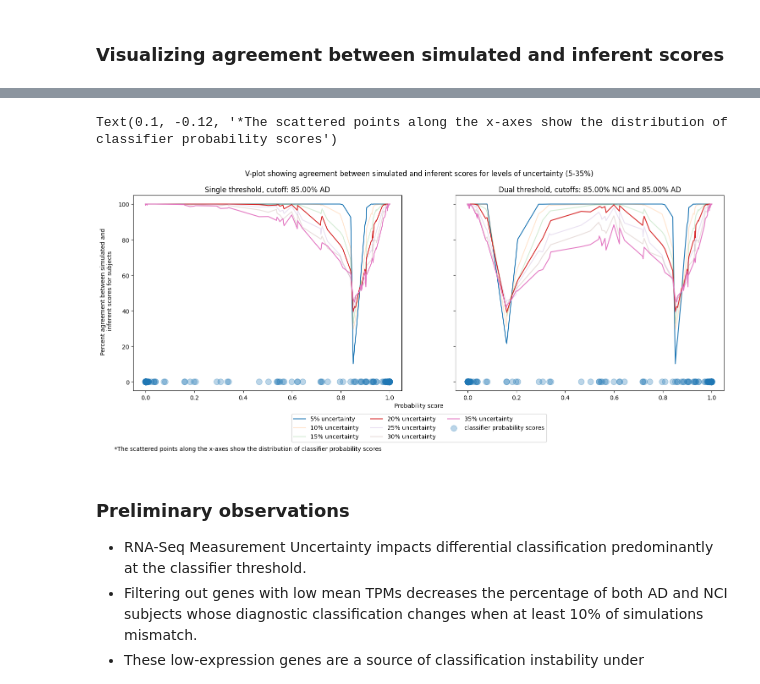
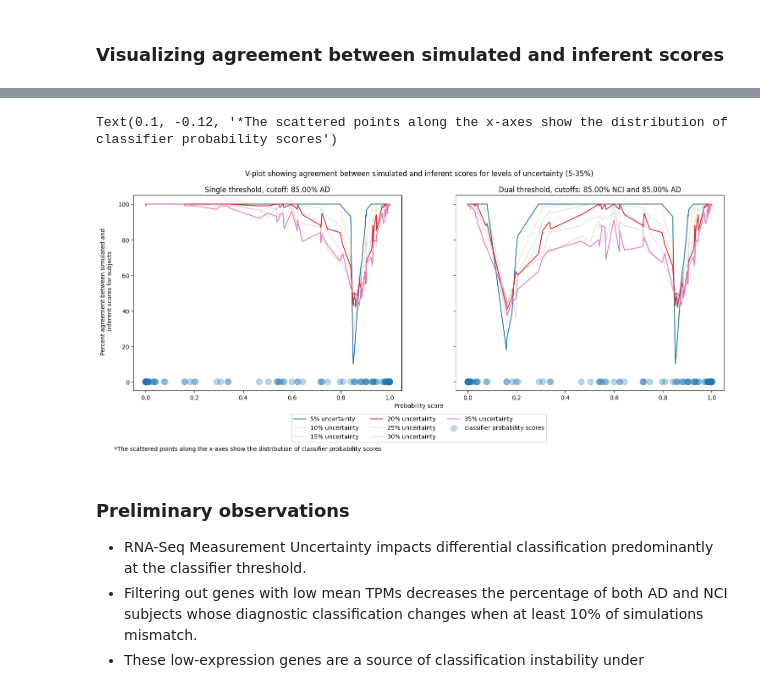
Before and after one commit to Translational-HDPM/T-HDPM_uncertainty_analysis, a Jupyter notebook: notebooks/uncertainty_analysis_adjusted_sd.ipynb, the cells around one changed output, grey strips where cells are left out. Cells and saved outputs as stored; diff of their text form; code cells hidden in the pictures.

```diff
--- a/notebooks/uncertainty_analysis_adjusted_sd.ipynb
+++ b/notebooks/uncertainty_analysis_adjusted_sd.ipynb
@@ -119,7 +115,7 @@ mean_TPM = 10   # When we filter genes for analysis with a reduced feature set,
 single_thres = 0.85    # Classifier threshold above which we consider a subject to be in AD category
 dual_thres_low, dual_thres_high = 0.15, 0.85    # Cut-points for categories (in order) NCI, intermediate, AD
 # %%
-n_samples = 1000   # Number of Monte Carlo samples to simulate for each subject
+n_samples = 100   # Number of Monte Carlo samples to simulate for each subject
 uncertainties = list(range(5, 40, 5))   # Maximum percentage of noise/uncertainty to simulate. (aka coefficient of variation)
 # %%
 np.random.seed(seed)
@@ -495,8 +419,18 @@ The V-plot has this shape because the accuracy of tests is universally high at t
 
 ![image.png](attachment:59edc868-2ae1-4a77-863e-4a722b7bd281.png)
 # %%
-single_thres_subj_wise_agreement = calculate_subject_wise_agreement(gt_series_dict=res.single_thres_gt_series, pred_series_dict=res.single_thres_pred_series, uncertainties=uncertainties, n_samples=n_samples)
-dual_thres_subj_wise_agreement = calculate_subject_wise_agreement(gt_series_dict=res.dual_thres_gt_series, pred_series_dict=res.dual_thres_pred_series, uncertainties=uncertainties, n_samples=n_samples)
+single_thres_subj_wise_agreement = calculate_subject_wise_agreement(
+    gt_series_dict=res.single_thres_gt_series,
+    pred_series_dict=res.single_thres_pred_series,
+    uncertainties=uncertainties,
+    n_samples=n_samples,
+)
+dual_thres_subj_wise_agreement = calculate_subject_wise_agreement(
+    gt_series_dict=res.dual_thres_gt_series,
+    pred_series_dict=res.dual_thres_pred_series,
+    uncertainties=uncertainties,
+    n_samples=n_samples,
+)
 # %%
 categories = ["NCI", "Intermediate", "AD"]
 gt_arr_dict, pred_arr_dict = res.dual_thres_gt_series, res.dual_thres_pred_series
@@ -511,38 +445,73 @@ dual_thres_subj_wise_disagreement = calculate_subject_wise_disagreement(
 # %%
 fig, axs = plt.subplots(nrows=1, ncols=2, sharex=True, sharey=True, figsize=(18, 6))
 plt.subplot(121)
-plot_v_plot(single_thres_subj_wise_agreement,
-            gt_probs,
-            uncertainties,
-            f"Single threshold, cutoff: {single_thres*100:.2f}% AD",
-            False, False)
-plt.scatter(gt_probs, np.ones_like(gt_probs)*0.01, marker="o", label="classifier probability scores", alpha=0.3, s=100)
+plot_v_plot(
+    single_thres_subj_wise_agreement,
+    gt_probs,
+    uncertainties,
+    f"Single threshold, cutoff: {single_thres*100:.2f}% AD",
+    False,
+    False,
+)
+plt.scatter(
+    gt_probs,
+    np.ones_like(gt_probs) * 0.01,
+    marker="o",
+    label="classifier probability scores",
+    alpha=0.3,
+    s=100,
+)
 
 plt.subplot(122)
-plot_v_plot(dual_thres_subj_wise_agreement,
-            gt_probs,
-            uncertainties,
-            f"Dual threshold, cutoffs: {(1-dual_thres_low)*100:.2f}% NCI and {dual_thres_high*100:.2f}% AD",
-            False, False)
+plot_v_plot(
+    dual_thres_subj_wise_agreement,
+    gt_probs,
+    uncertainties,
+    f"Dual threshold, cutoffs: {(1-dual_thres_low)*100:.2f}% NCI and {dual_thres_high*100:.2f}% AD",
+    False,
+    False,
+)
 
-plt.scatter(gt_probs, np.ones_like(gt_probs)*0.01, marker="o", label="classifier probability scores", alpha=0.3, s=100)
+plt.scatter(
+    gt_probs,
+    np.ones_like(gt_probs) * 0.01,
+    marker="o",
+    label="classifier probability scores",
+    alpha=0.3,
+    s=100,
+)
 
 leg_handles, leg_labels = plt.gca().get_legend_handles_labels()
-fig.legend(leg_handles, leg_labels, loc='upper center', bbox_to_anchor=(0.5, 0.03), ncol=len(uncertainties)//2)
-fig.text(0.5, 0.05, 'Probability score', va='center', ha="center")
-fig.text(0.09, 0.5, 'Percent agreement between simulated and\n inferent scores for subjects', va='center', ha="center", rotation="vertical")
+fig.legend(
+    leg_handles,
+    leg_labels,
+    loc="upper center",
+    bbox_to_anchor=(0.5, 0.03),
+    ncol=len(uncertainties) // 2,
+)
+fig.text(0.5, 0.05, "Probability score", va="center", ha="center")
+fig.text(
+    0.09,
+    0.5,
+    "Percent agreement between simulated and\n inferent scores for subjects",
+    va="center",
+    ha="center",
+    rotation="vertical",
+)
 
-fig.suptitle("V-plot showing agreement between simulated and inferent scores for levels of uncertainty (5-35%)")
+fig.suptitle(
+    "V-plot showing agreement between simulated and inferent scores for levels of uncertainty (5-35%)"
+)
 fig.text(
     0.1,
     -0.12,
     "*The scattered points along the x-axes show the distribution of classifier probability scores",
-    ha='left',
-    va='center'
+    ha="left",
+    va="center",
 )
 # %% [output]
 Text(0.1, -0.12, '*The scattered points along the x-axes show the distribution of classifier probability scores')
-[figure, old version]
+[figure, new version]
 # %% [markdown]
 ### Preliminary observations
 
```
Also changed, not shown: parts of 14 cells of this notebook, 6 other files.
